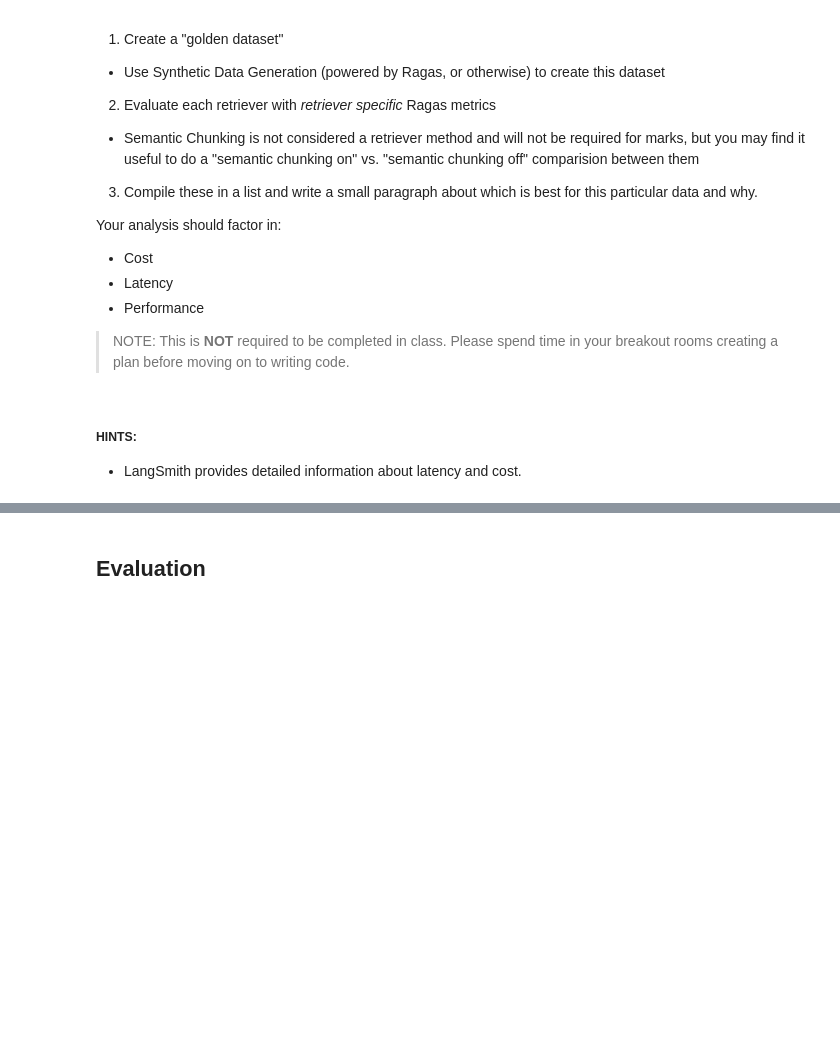
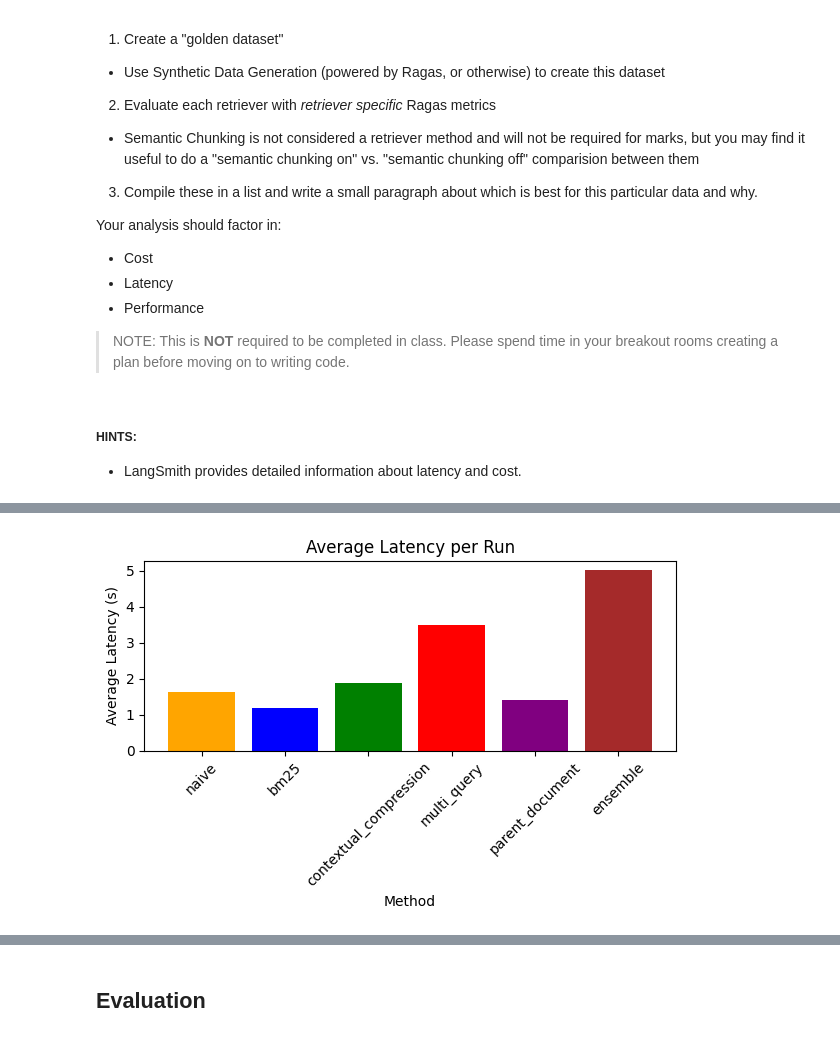
Before and after one commit to yinong0313/AIE4, a Jupyter notebook: Week 7/Day 2/Advanced_Retrieval_with_LangChain_Assignment.ipynb, the cells around one changed output, grey strips where cells are left out. Cells and saved outputs as stored; diff of their text form; code cells hidden in the pictures; blank space fills up the shorter version.

```diff
--- a/Week 7/Day 2/Advanced_Retrieval_with_LangChain_Assignment.ipynb
+++ b/Week 7/Day 2/Advanced_Retrieval_with_LangChain_Assignment.ipynb
@@ -601,0 +649,14 @@ print(documents[0].metadata)
+# %%
+# Second Plot - Average Latency per Run
+plt.figure(figsize=(6, 4))
+heights = df.iloc[5, 1:].values
+bars = df.columns[1:]
+plt.bar(bars, heights, color=['orange', 'blue', 'green', 'red', 'purple', 'brown'])
+plt.xlabel('Method')
+plt.xticks(rotation=45)
+plt.ylabel('Average Latency (s)')
+plt.title('Average Latency per Run')
+plt.tight_layout()
+plt.show()
+# %% [output]
+[figure, added]
```
Also changed, not shown: parts of 34 cells of this notebook.
